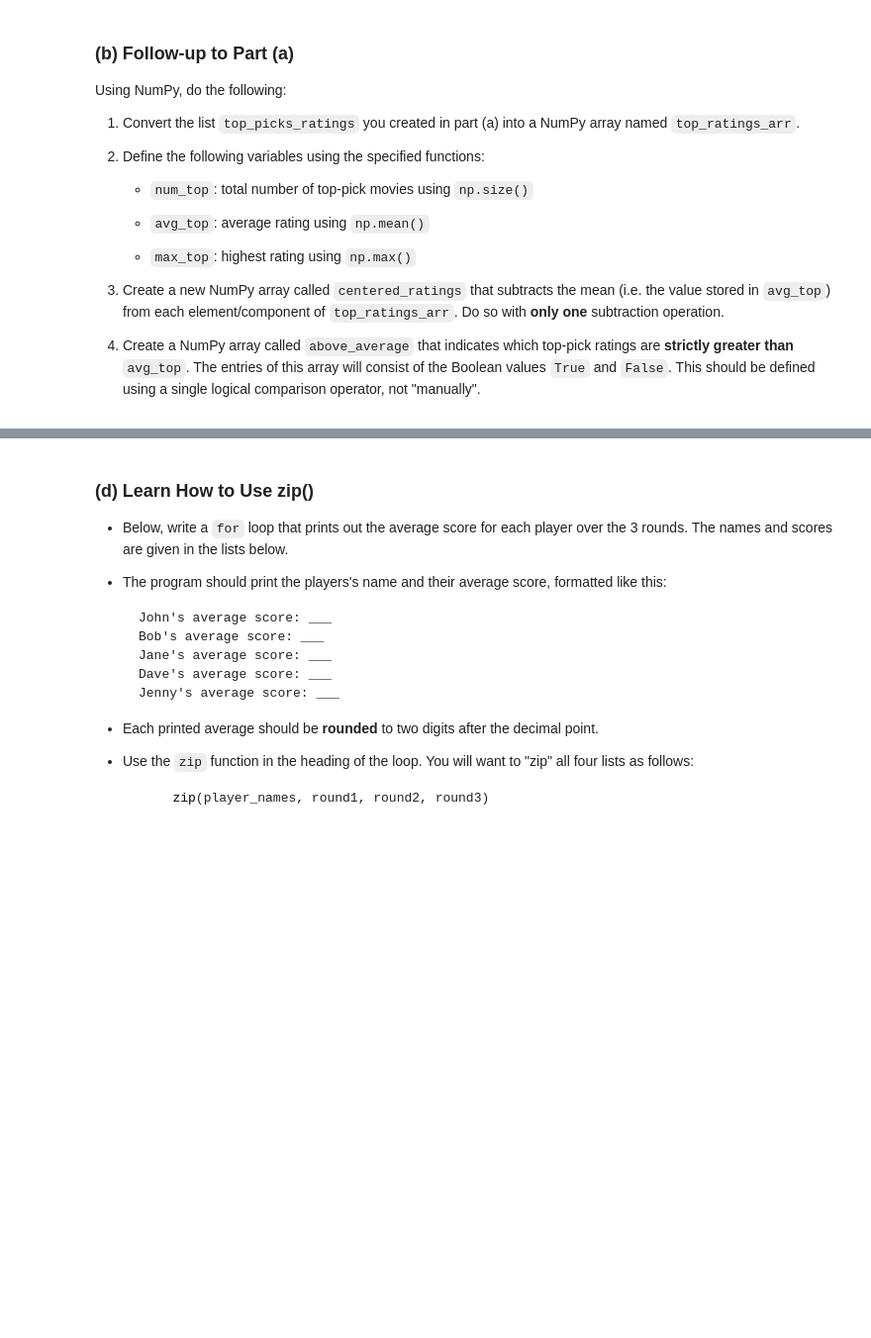
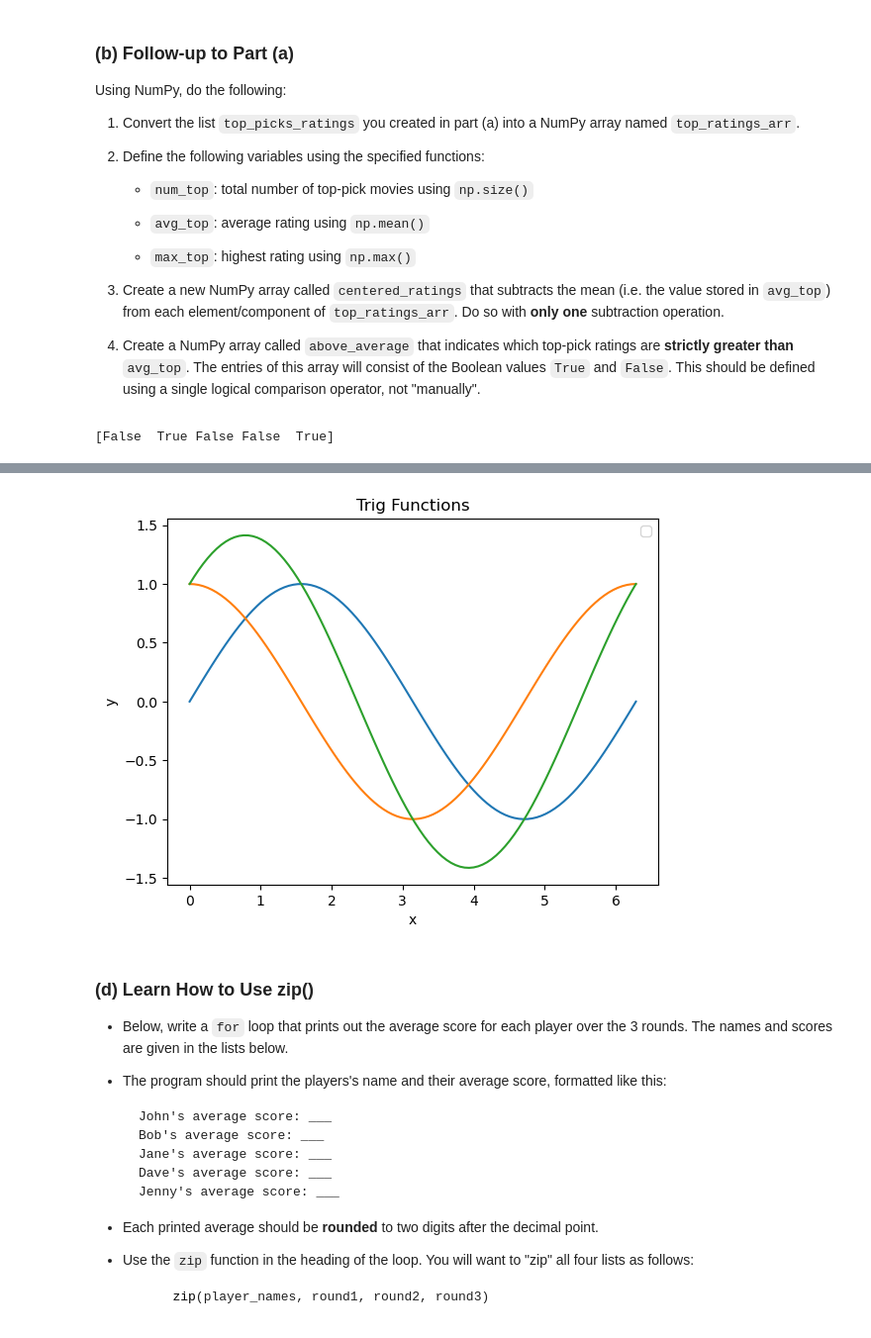
Before and after one commit to natstrauss/datasci151spring2026, a Jupyter notebook: _assignments/assignment_4/Assignment4 nat copy.ipynb, the cells around one changed output, grey strips where cells are left out. Shown at 99% size. Drawn from its saved outputs; the diff is of its cells as text; code cells hidden in the pictures; blank space fills up the shorter version.

```diff
--- a/_assignments/assignment_4/Assignment4 nat copy.ipynb
+++ b/_assignments/assignment_4/Assignment4 nat copy.ipynb
@@ -80,7 +80,9 @@ num_top=np.size(top_ratings_arr)
 avg_top=np.mean(top_ratings_arr)
 max_top=np.max(top_ratings_arr)
 centered_ratings=top_ratings_arr-avg_top
-above_average=
+above_average=top_ratings_arr>avg_top
+# %% [output]
+[False  True False False  True]
 # %% [markdown]
 ### **(c)** For-loops + Plotting
 
@@ -105,3 +105,21 @@ above_average=
+# %%
+# Write your answer here
+vec_x =np.linspace(start=0, stop=2*np.pi, num=100)
+vec_y1=np.sin(vec_x)
+vec_y2=np.cos(vec_x)
+vec_y3=np.sin(vec_x)+np.cos(vec_x)
+list_vectors=[vec_y1,vec_y2,vec_y3]
+
+for vec_y in list_vectors:
+    plt.plot(vec_x, vec_y)
+
+plt.title("Trig Functions")
+plt.xlabel("x")
+plt.ylabel("y")
+plt.legend()
+plt.show()
+# %% [output]
+[figure, added]
 # %% [markdown]
 ### **(d)** Learn How to Use zip()
 
```
Also changed, not shown: parts of 1 cell of this notebook, 1 other file.
